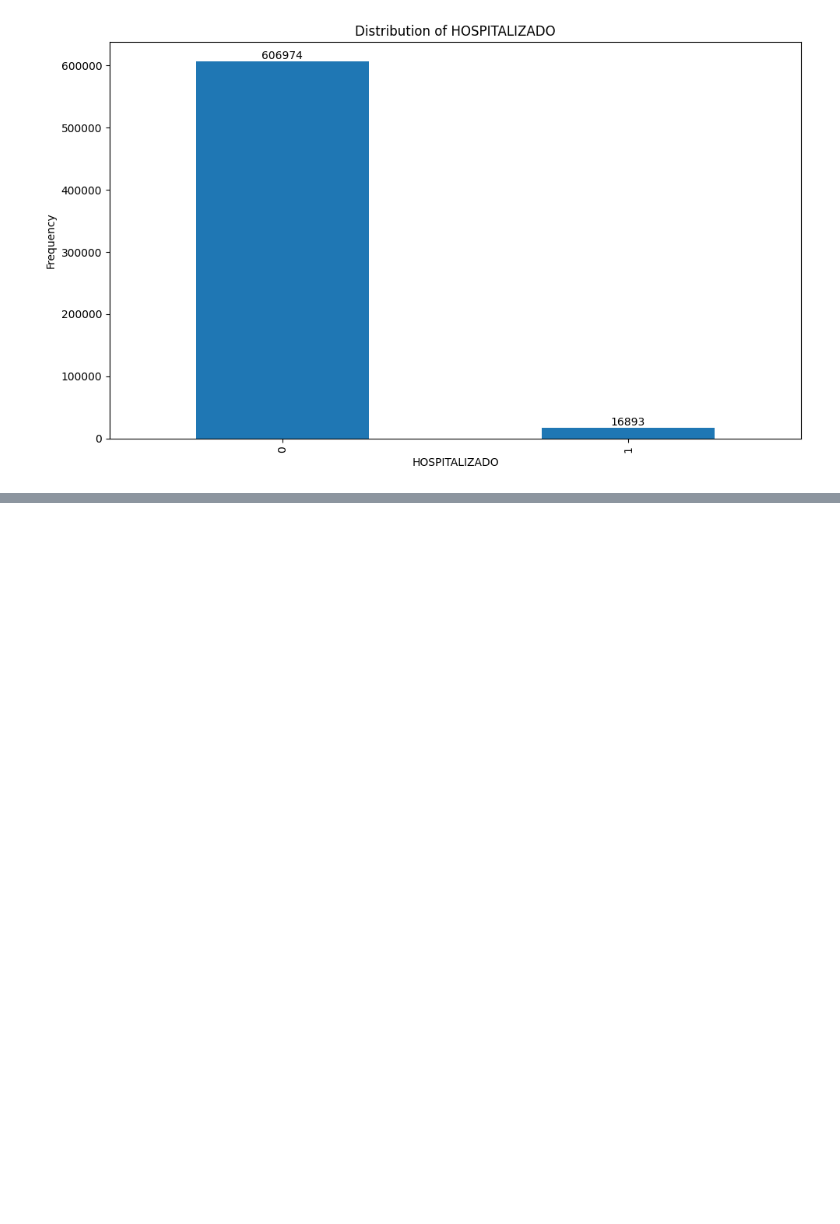
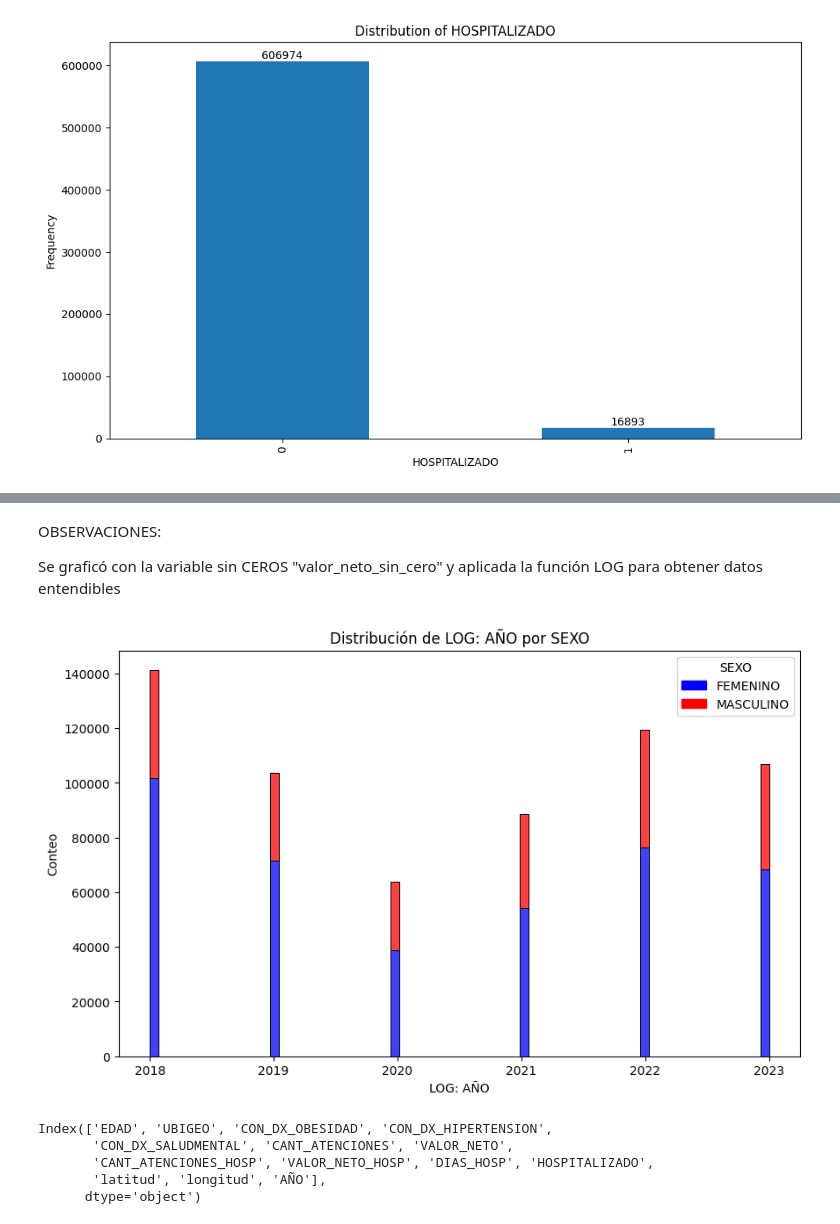
Before and after one commit to Sergius-DS/elecciOn_datasets, a Jupyter notebook: diabetes_EDA_Limpieza_29_Nov2024.ipynb, the cells around one changed output, grey strips where cells are left out. Cells and saved outputs as stored; diff of their text form; code cells hidden in the pictures; blank space fills up the shorter version.

```diff
--- a/diabetes_EDA_Limpieza_29_Nov2024.ipynb
+++ b/diabetes_EDA_Limpieza_29_Nov2024.ipynb
@@ -458,0 +510,33 @@ Transformé 'VALOR_NETO_HOSP' Y 'VALOR_NETO' temporalmente para vizualizarlas de
+# %% [markdown]
+OBSERVACIONES:
+
+Se graficó con la variable sin CEROS "valor_neto_sin_cero" y aplicada la función LOG para obtener datos entendibles
+# %%
+variable = 'AÑO'
+# Plotting the histogram with gender hue
+plt.figure(figsize=(10, 6))
+sns.histplot(data=ds, x='AÑO', hue='SEXO', multiple='stack', palette={'FEMENINO': 'blue', 'MASCULINO': 'red'})
+
+# Setting the title and labels
+plt.title(f'Distribución de LOG: {variable} por SEXO')
+plt.xlabel(f"LOG: {variable}")
+plt.ylabel('Conteo')
+
+# Create custom legend handles
+import matplotlib.patches as mpatches
+blue_patch = mpatches.Patch(color='blue', label='FEMENINO')
+red_patch = mpatches.Patch(color='red', label='MASCULINO')
+
+# Display the plot with custom legend
+plt.legend(handles=[blue_patch, red_patch], title='SEXO')
+plt.show()
+# %% [output]
+[figure, added]
+# %%
+numerical
+# %% [output]
+Index(['EDAD', 'UBIGEO', 'CON_DX_OBESIDAD', 'CON_DX_HIPERTENSION',
+       'CON_DX_SALUDMENTAL', 'CANT_ATENCIONES', 'VALOR_NETO',
+       'CANT_ATENCIONES_HOSP', 'VALOR_NETO_HOSP', 'DIAS_HOSP', 'HOSPITALIZADO',
+       'latitud', 'longitud', 'AÑO'],
+      dtype='object')
```
Also changed, not shown: parts of 30 cells of this notebook.
